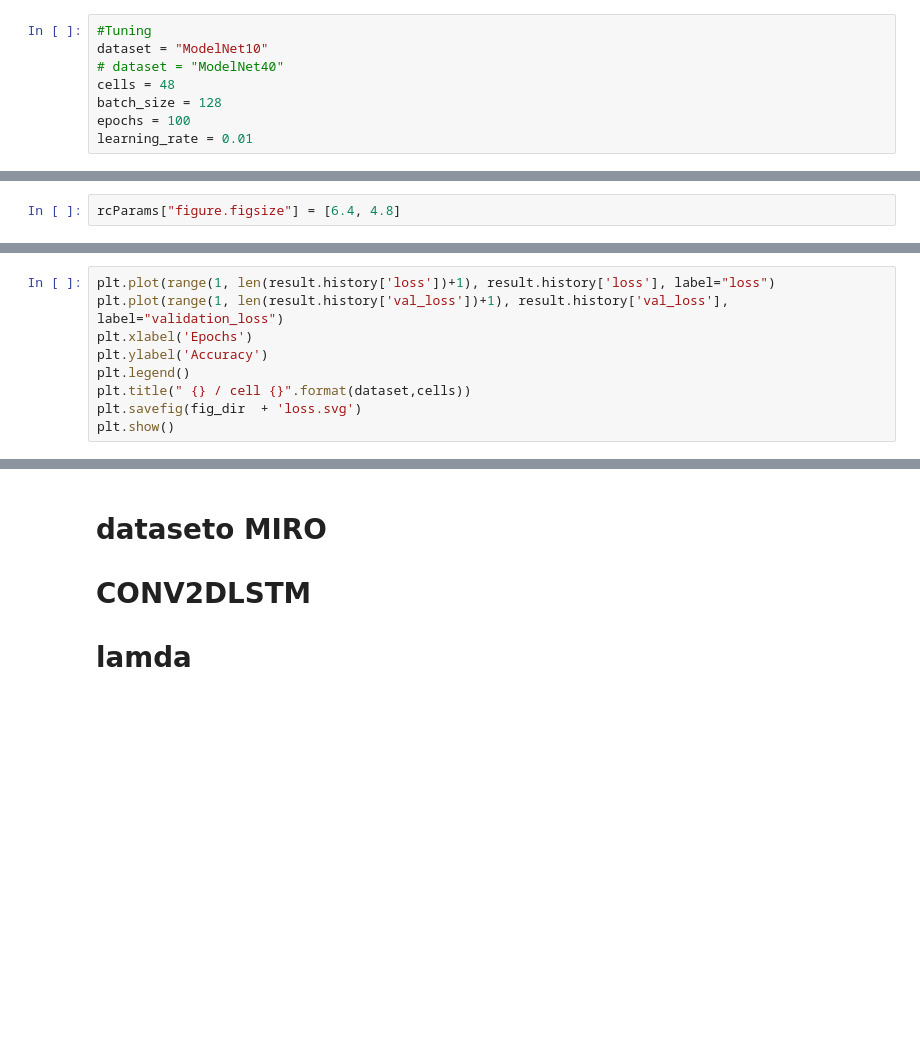
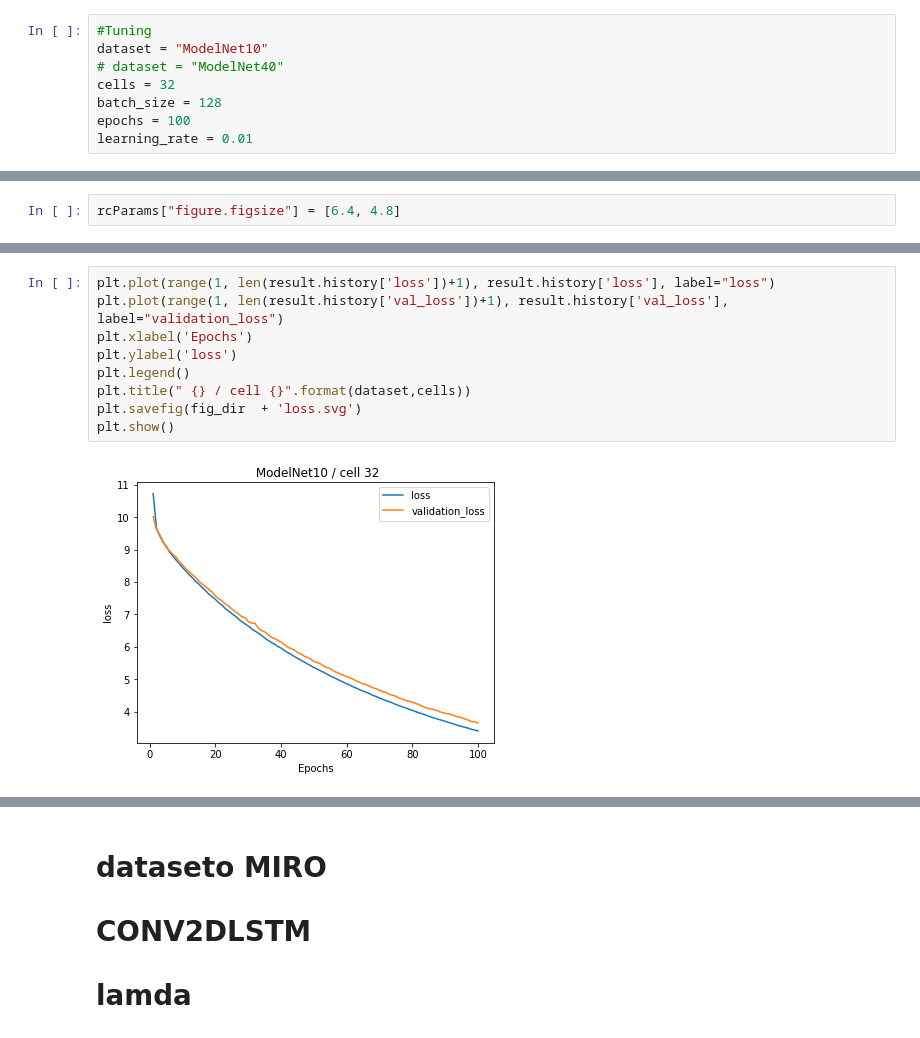
Before and after one commit to tacky0612/classification3dmodel, a Jupyter notebook: Classification_ModelNet.ipynb, the cells around one changed output, grey strips where cells are left out. Drawn from its saved outputs; the diff is of its cells as text; blank space fills up the shorter version.

```diff
--- a/Classification_ModelNet.ipynb
+++ b/Classification_ModelNet.ipynb
@@ -40,7 +37,7 @@ run_opts = tf.RunOptions(report_tensor_allocations_upon_oom = True)
 #Tuning
 dataset = "ModelNet10"
 # dataset = "ModelNet40"
-cells = 48
+cells = 32
 batch_size = 128
 epochs = 100
 learning_rate = 0.01
@@ -333,12 +334,14 @@ plt.show()
 # %%
 plt.plot(range(1, len(result.history['loss'])+1), result.history['loss'], label="loss")
 plt.plot(range(1, len(result.history['val_loss'])+1), result.history['val_loss'], label="validation_loss")
 plt.xlabel('Epochs')
-plt.ylabel('Accuracy')
+plt.ylabel('loss')
 plt.legend()
 plt.title(" {} / cell {}".format(dataset,cells))
 plt.savefig(fig_dir  + 'loss.svg')
 plt.show()
+# %% [output]
+[figure, added]
 # %%
 labels_pred = model.predict_classes(x_test,verbose=0)
 confusion_matrix(np.argmax(y_test, axis=1), labels_pred)
```
Also changed, not shown: parts of 11 cells of this notebook, 1 other file.
